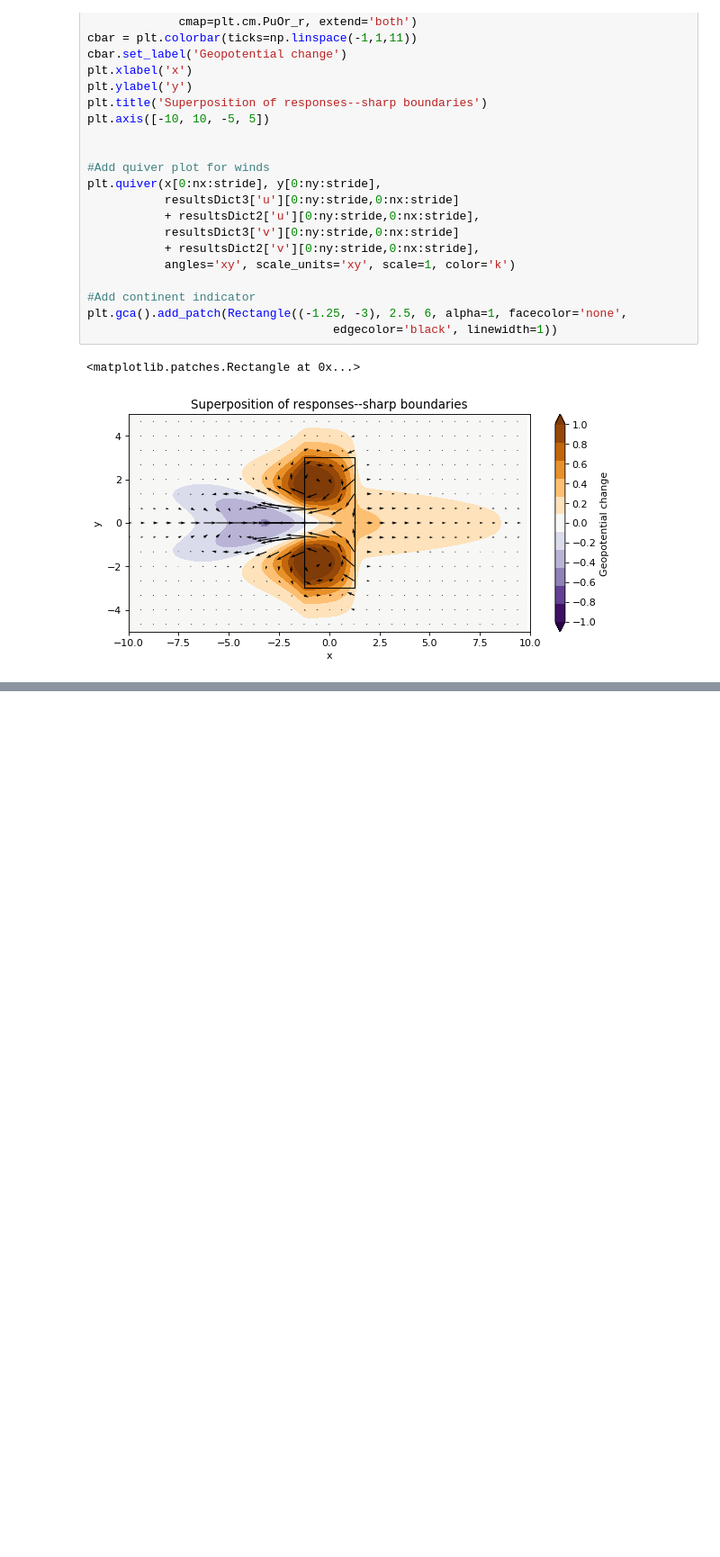
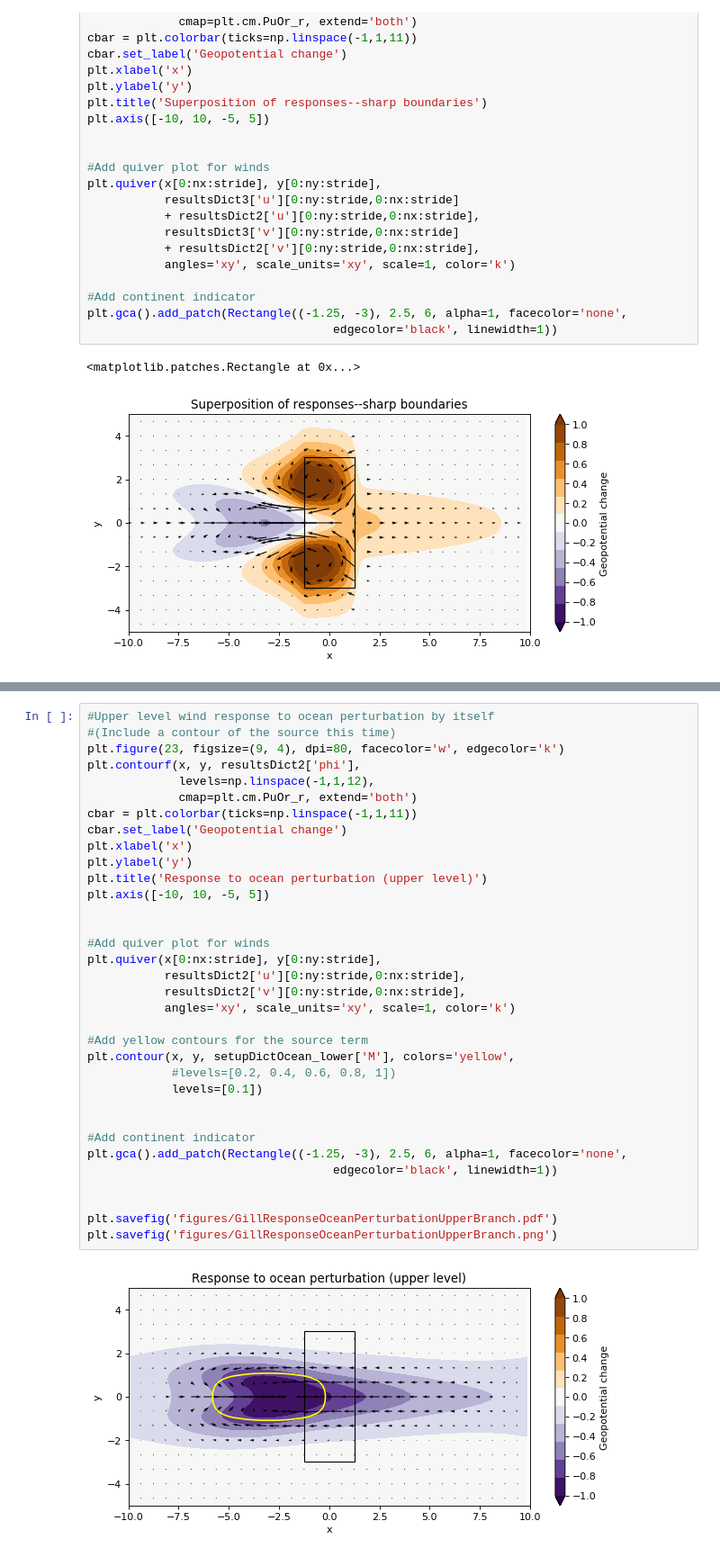
Before and after one commit to rdrussotto/PythonGillAtmosphere, a Jupyter notebook: GillForTRACMIP.ipynb, the cells around one changed output, grey strips where cells are left out. Shown: that part at 90% size. Drawn from its saved outputs; the diff is of its cells as text; blank space fills up the shorter version.

```diff
--- a/GillForTRACMIP.ipynb
+++ b/GillForTRACMIP.ipynb
@@ -269,0 +365,36 @@ plt.gca().add_patch(Rectangle((-1.25, -3), 2.5, 6, alpha=1, facecolor='none',
+# %%
+#Upper level wind response to ocean perturbation by itself
+#(Include a contour of the source this time)
+plt.figure(23, figsize=(9, 4), dpi=80, facecolor='w', edgecolor='k')
+plt.contourf(x, y, resultsDict2['phi'],
+             levels=np.linspace(-1,1,12),
+             cmap=plt.cm.PuOr_r, extend='both')
+cbar = plt.colorbar(ticks=np.linspace(-1,1,11))
+cbar.set_label('Geopotential change')
+plt.xlabel('x')
+plt.ylabel('y')
+plt.title('Response to ocean perturbation (upper level)')
+plt.axis([-10, 10, -5, 5])
+
+
+#Add quiver plot for winds
+plt.quiver(x[0:nx:stride], y[0:ny:stride],
+           resultsDict2['u'][0:ny:stride,0:nx:stride],
+           resultsDict2['v'][0:ny:stride,0:nx:stride],
+           angles='xy', scale_units='xy', scale=1, color='k')
+
+#Add yellow contours for the source term
+plt.contour(x, y, setupDictOcean_lower['M'], colors='yellow',
+            #levels=[0.2, 0.4, 0.6, 0.8, 1])
+            levels=[0.1])
+
+
+#Add continent indicator
+plt.gca().add_patch(Rectangle((-1.25, -3), 2.5, 6, alpha=1, facecolor='none',
+                                   edgecolor='black', linewidth=1))
+
+
+plt.savefig('figures/GillResponseOceanPerturbationUpperBranch.pdf')
+plt.savefig('figures/GillResponseOceanPerturbationUpperBranch.png')
+# %% [output]
+[figure, added]
```
Also changed, not shown: parts of 11 cells of this notebook, 2 other files.
